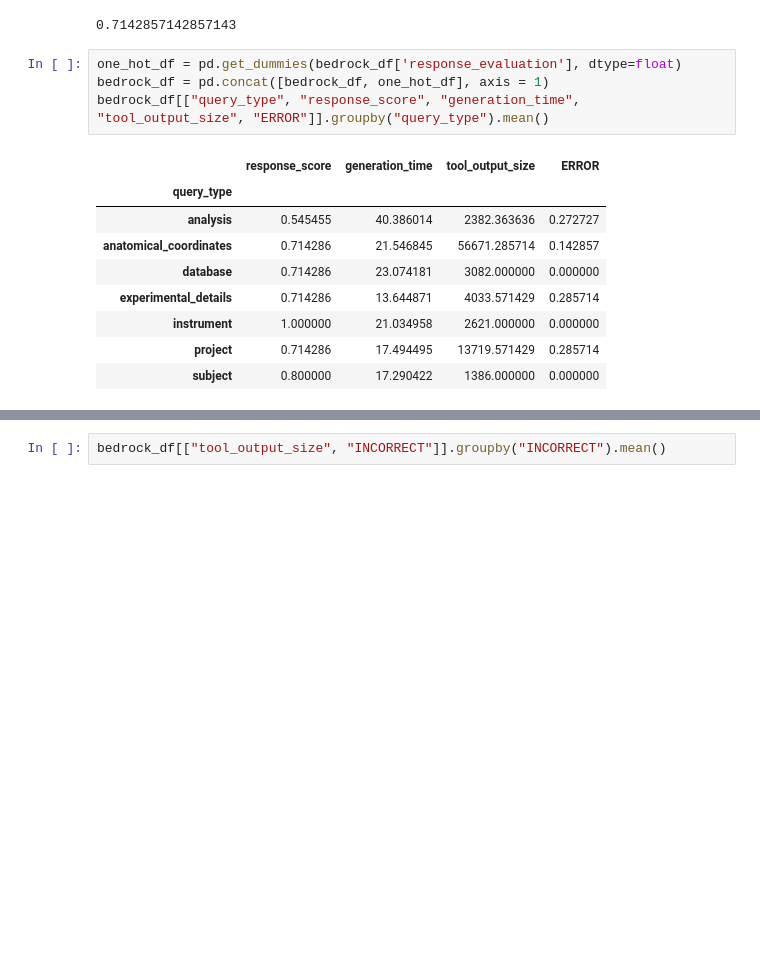
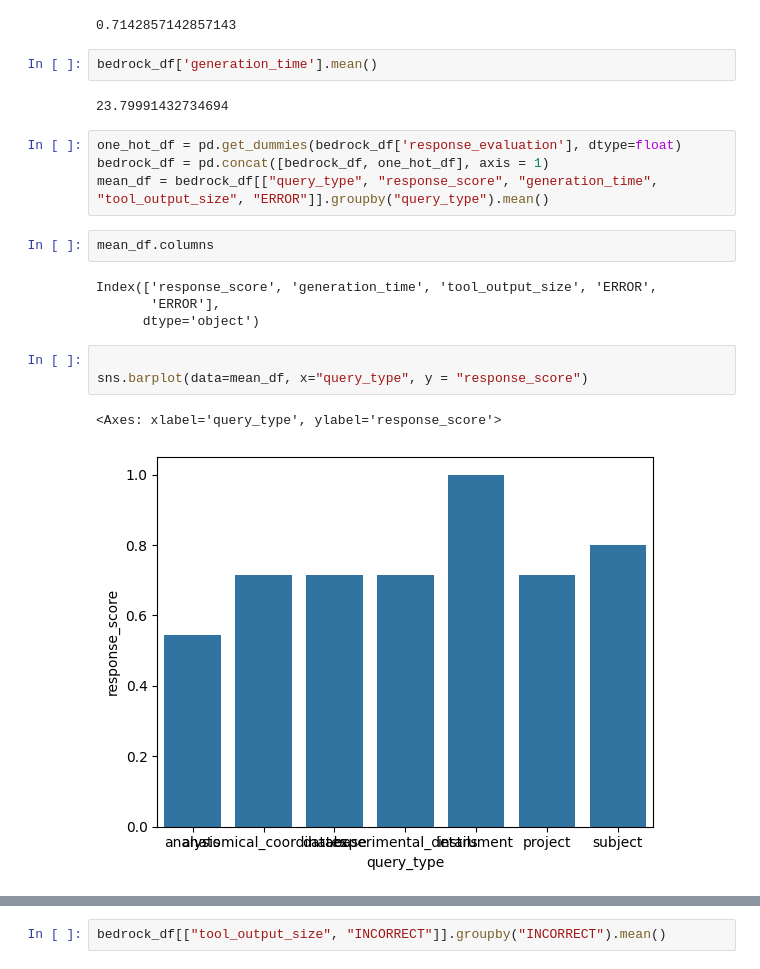
Before and after one commit to AllenNeuralDynamics/metadata-chatbot, a Jupyter notebook: src/metadata_chatbot/evaluations/evals_mongodb/stats_4_8.ipynb, the cells around one changed output, grey strips where cells are left out. Drawn from its saved outputs; the diff is of its cells as text; blank space fills up the shorter version.

```diff
--- a/src/metadata_chatbot/evaluations/evals_mongodb/stats_4_8.ipynb
+++ b/src/metadata_chatbot/evaluations/evals_mongodb/stats_4_8.ipynb
@@ -86,17 +77,23 @@ Name: count, dtype: int64
 bedrock_df['response_score'].mean()
 # %% [output]
 0.7142857142857143
+# %%
+bedrock_df['generation_time'].mean()
+# %% [output]
+23.79991432734694
 # %%
 one_hot_df = pd.get_dummies(bedrock_df['response_evaluation'], dtype=float)
 bedrock_df = pd.concat([bedrock_df, one_hot_df], axis = 1)
-bedrock_df[["query_type", "response_score", "generation_time", "tool_output_size", "ERROR"]].groupby("query_type").mean()
+mean_df = bedrock_df[["query_type", "response_score", "generation_time", "tool_output_size", "ERROR"]].groupby("query_type").mean()
-# %% [output]
-|  | response_score | generation_time | tool_output_size | ERROR |
-| query_type |  |  |  |  |
-| analysis | 0.545455 | 40.386014 | 2382.363636 | 0.272727 |
-| anatomical_coordinates | 0.714286 | 21.546845 | 56671.285714 | 0.142857 |
-| database | 0.714286 | 23.074181 | 3082.000000 | 0.000000 |
-| experimental_details | 0.714286 | 13.644871 | 4033.571429 | 0.285714 |
-| instrument | 1.000000 | 21.034958 | 2621.000000 | 0.000000 |
-| project | 0.714286 | 17.494495 | 13719.571429 | 0.285714 |
-| subject | 0.800000 | 17.290422 | 1386.000000 | 0.000000 |
+# %%
+mean_df.columns
+# %% [output]
+Index(['response_score', 'generation_time', 'tool_output_size', 'ERROR',
+       'ERROR'],
+      dtype='object')
+# %%
+
+sns.barplot(data=mean_df, x="query_type", y = "response_score")
+# %% [output]
+<Axes: xlabel='query_type', ylabel='response_score'>
+[figure, added]
```
Also changed, not shown: parts of 6 cells of this notebook, 2 other files.
